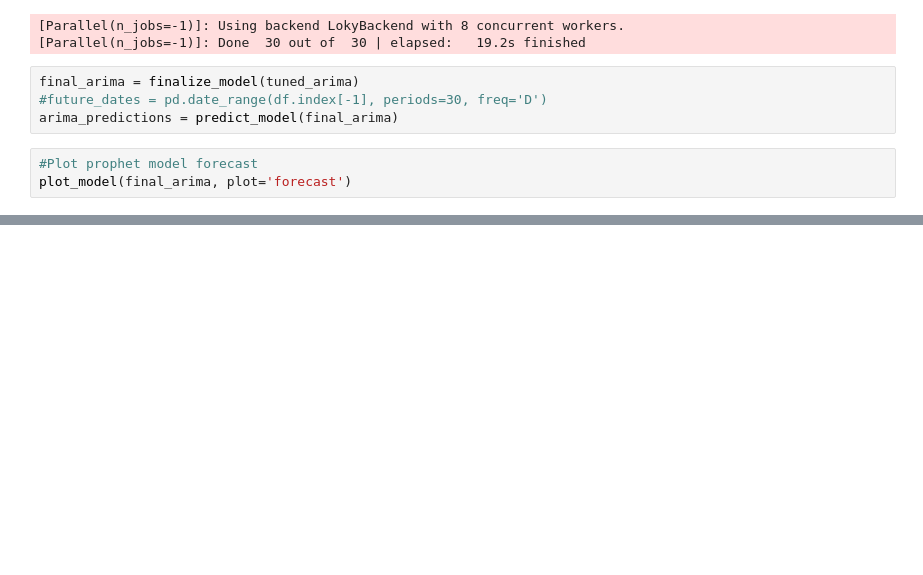
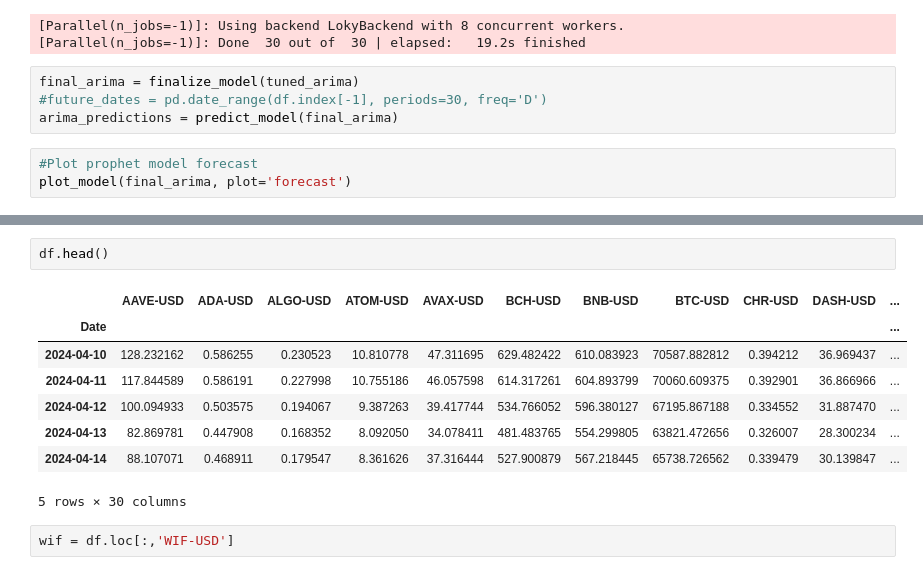
Before and after one commit to gedghill/AE2, a Jupyter notebook: arima_prophet_forecast.ipynb, the cells around one changed output, grey strips where cells are left out. Cells and saved outputs as stored; diff of their text form; blank space fills up the shorter version.

```diff
--- a/arima_prophet_forecast.ipynb
+++ b/arima_prophet_forecast.ipynb
@@ -210,0 +308,13 @@ plot_model(final_arima, plot='forecast')
+# %%
+df.head()
+# %% [output]
+|  | AAVE-USD | ADA-USD | ALGO-USD | ATOM-USD | AVAX-USD | BCH-USD | BNB-USD | BTC-USD | CHR-USD | DASH-USD | ... |
+| Date |  |  |  |  |  |  |  |  |  |  | ... |
+| 2024-04-10 | 128.232162 | 0.586255 | 0.230523 | 10.810778 | 47.311695 | 629.482422 | 610.083923 | 70587.882812 | 0.394212 | 36.969437 | ... |
+| 2024-04-11 | 117.844589 | 0.586191 | 0.227998 | 10.755186 | 46.057598 | 614.317261 | 604.893799 | 70060.609375 | 0.392901 | 36.866966 | ... |
+| 2024-04-12 | 100.094933 | 0.503575 | 0.194067 | 9.387263 | 39.417744 | 534.766052 | 596.380127 | 67195.867188 | 0.334552 | 31.887470 | ... |
+| 2024-04-13 | 82.869781 | 0.447908 | 0.168352 | 8.092050 | 34.078411 | 481.483765 | 554.299805 | 63821.472656 | 0.326007 | 28.300234 | ... |
+| 2024-04-14 | 88.107071 | 0.468911 | 0.179547 | 8.361626 | 37.316444 | 527.900879 | 567.218445 | 65738.726562 | 0.339479 | 30.139847 | ... |
+5 rows × 30 columns
+# %%
+wif = df.loc[:,'WIF-USD']
```
Also changed, not shown: parts of 29 cells of this notebook.
